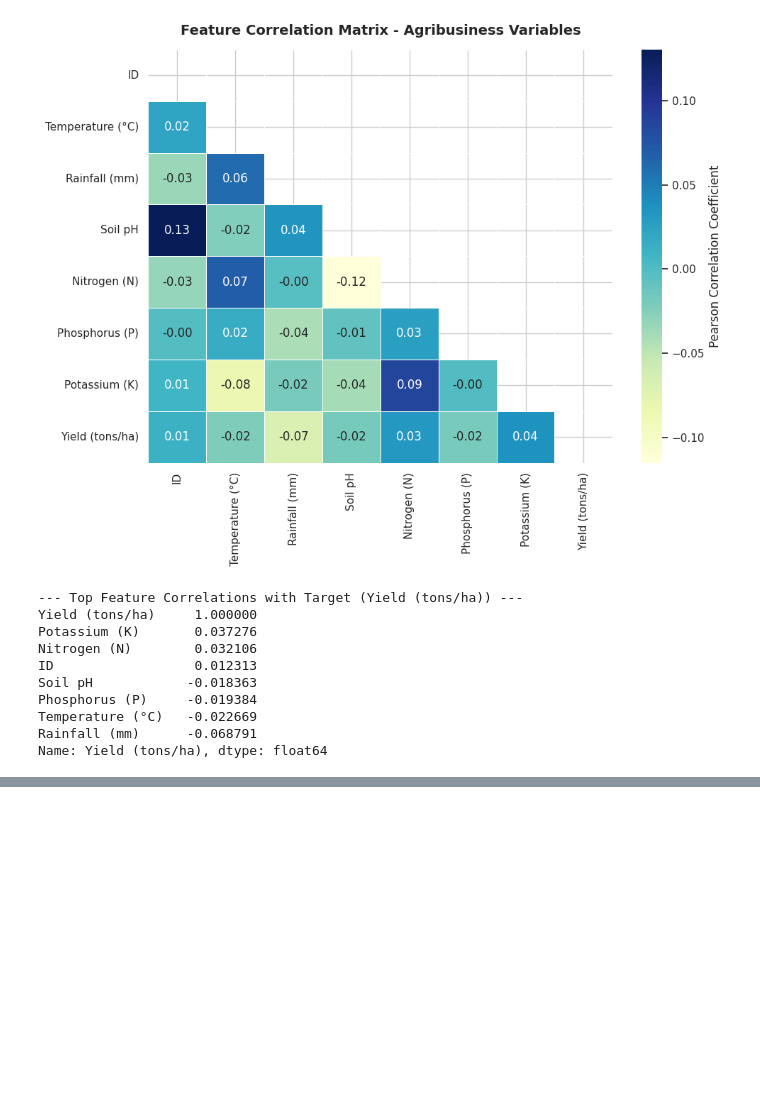
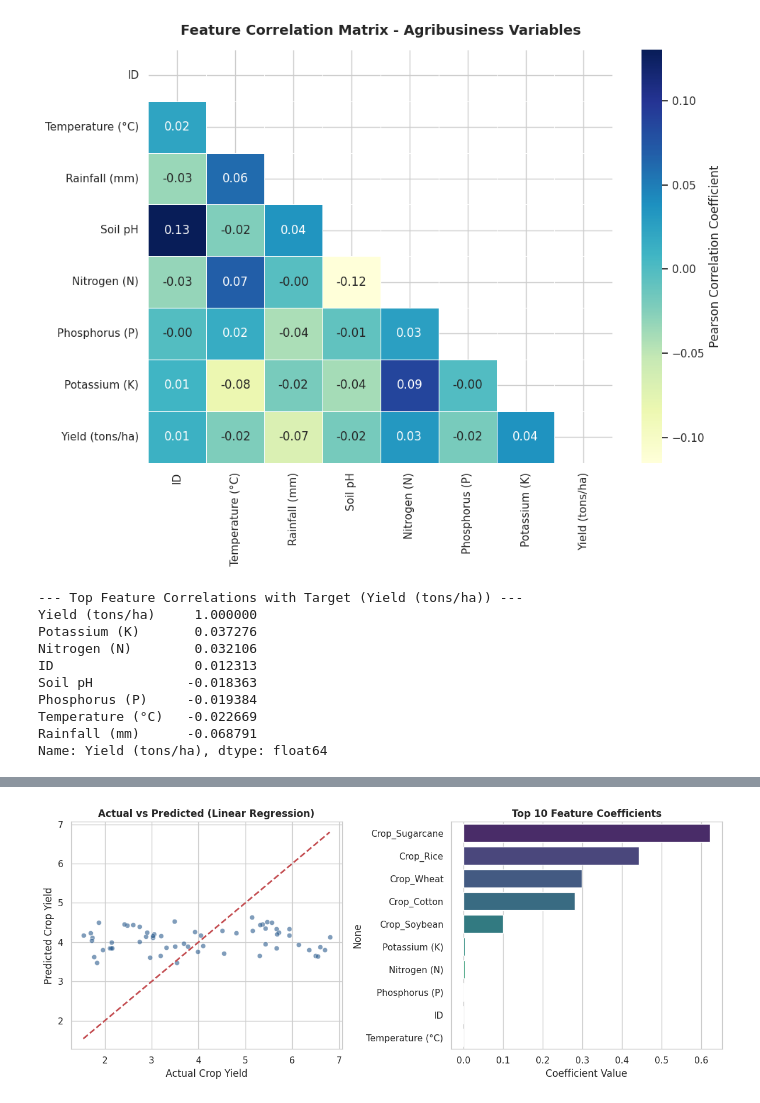
Before and after one commit to AmnaNoorr/Machine-Learning-Data-Analyst---Agribusiness, a Jupyter notebook: Data_Collection_and_Cleaning.ipynb, the cells around one changed output, grey strips where cells are left out. Drawn from its saved outputs; the diff is of its cells as text; code cells hidden in the pictures; blank space fills up the shorter version.

```diff
--- a/Data_Collection_and_Cleaning.ipynb
+++ b/Data_Collection_and_Cleaning.ipynb
@@ -363,0 +478,35 @@ WARNING:matplotlib.font_manager:findfont: Generic family 'sans-serif' not found
+# %%
+# Cell 3: Plot Feature Importance & Actual vs. Predicted Output
+best_model_name = results_df.iloc[0]["Algorithm"]
+best_model = models[best_model_name]
+
+# Plot Actual vs Predicted for the best model
+y_best_pred = best_model.predict(X_test)
+
+plt.figure(figsize=(12, 5))
+
+# Subplot 1: Actual vs Predicted
+plt.subplot(1, 2, 1)
+sns.scatterplot(x=y_test, y=y_best_pred, alpha=0.6, color="#2b5c8f")
+plt.plot([y_test.min(), y_test.max()], [y_test.min(), y_test.max()], 'r--', lw=2)
+plt.title(f"Actual vs Predicted ({best_model_name})", fontweight='bold')
+plt.xlabel("Actual Crop Yield")
+plt.ylabel("Predicted Crop Yield")
+
+# Subplot 2: Feature Importances (if Random Forest / Decision Tree)
+plt.subplot(1, 2, 2)
+if hasattr(best_model, 'feature_importances_'):
+    importances = pd.Series(best_model.feature_importances_, index=X.columns).sort_values(ascending=False).head(10)
+    sns.barplot(x=importances.values, y=importances.index, palette="viridis")
+    plt.title("Top 10 Feature Importances", fontweight='bold')
+    plt.xlabel("Importance Score")
+else:
+    coefficients = pd.Series(best_model.coef_, index=X.columns).sort_values(ascending=False).head(10)
+    sns.barplot(x=coefficients.values, y=coefficients.index, palette="viridis")
+    plt.title("Top 10 Feature Coefficients", fontweight='bold')
+    plt.xlabel("Coefficient Value")
+
+plt.tight_layout()
+plt.savefig("model_evaluation_plots.png", dpi=300)
+plt.show()
+# %% [output]
@@ -363,0 +530 @@ WARNING:matplotlib.font_manager:findfont: Generic family 'sans-serif' not found
+[figure, added]
```
Also changed, not shown: parts of 9 cells of this notebook.
